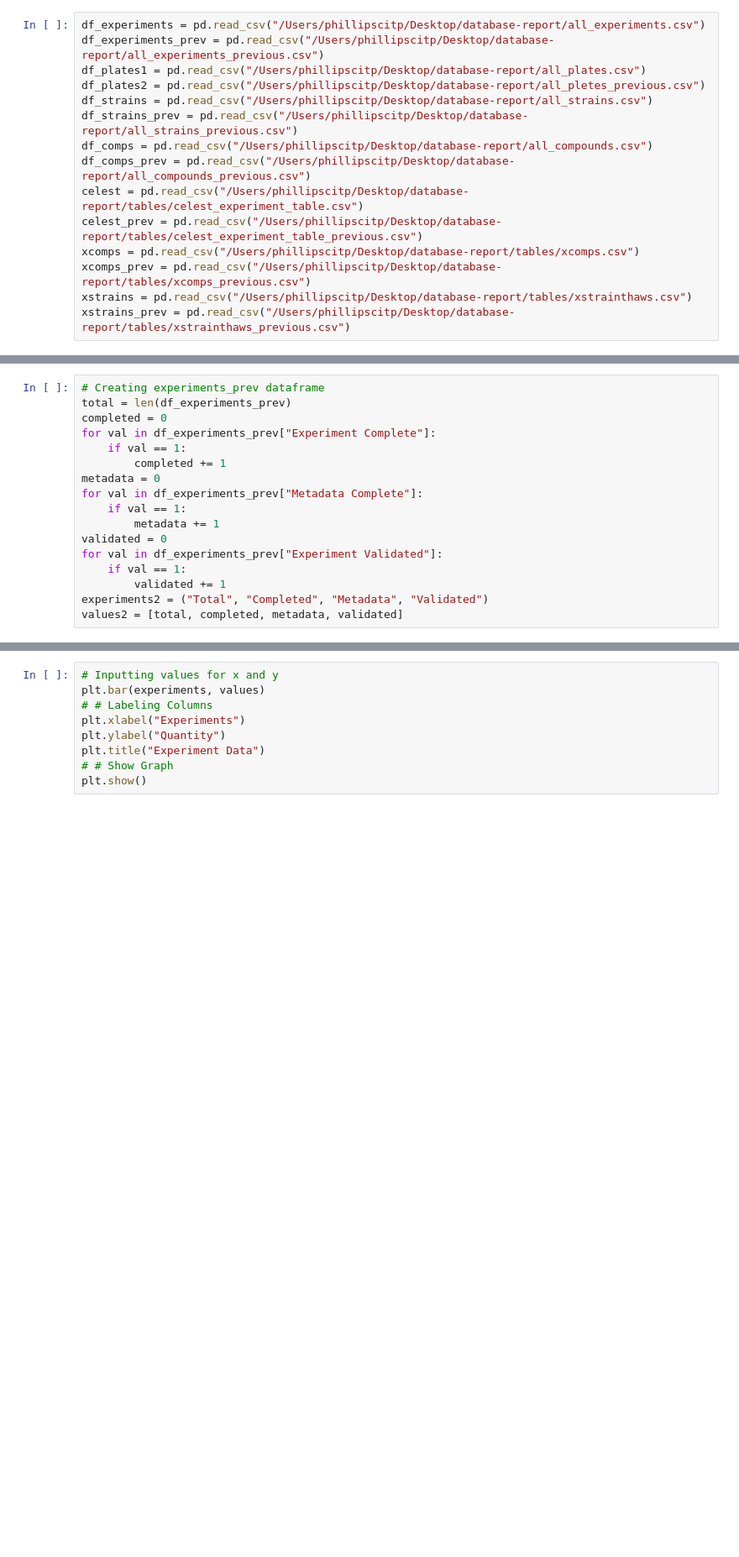
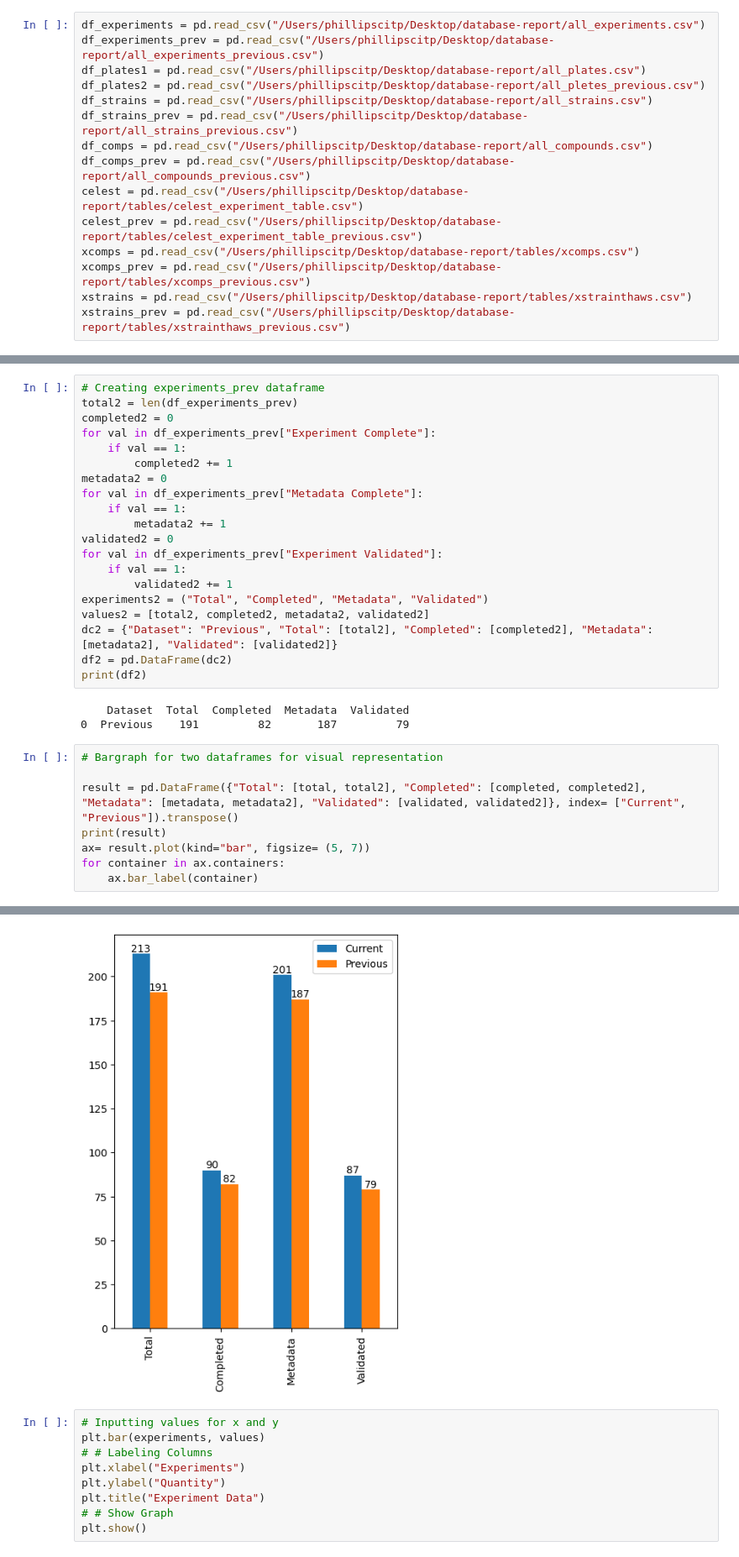
Before and after one commit to annafuller665/database-report, a Jupyter notebook: plotting_data_jupyter.ipynb, the cells around one changed output, grey strips where cells are left out. Shown: that part at 84% size. Drawn from its saved outputs; the diff is of its cells as text; blank space fills up the shorter version.

Commit message:
added scripts to create a combined data bar graph

```diff
--- a/plotting_data_jupyter.ipynb
+++ b/plotting_data_jupyter.ipynb
@@ -36,17 +42,32 @@ values = [total, completed, metadata, validated]
 # %%
 # Creating experiments_prev dataframe
-total = len(df_experiments_prev)
-completed = 0
+total2 = len(df_experiments_prev)
+completed2 = 0
 for val in df_experiments_prev["Experiment Complete"]:
     if val == 1:
-        completed += 1
-metadata = 0
+        completed2 += 1
+metadata2 = 0
 for val in df_experiments_prev["Metadata Complete"]:
     if val == 1:
-        metadata += 1
-validated = 0
+        metadata2 += 1
+validated2 = 0
 for val in df_experiments_prev["Experiment Validated"]:
     if val == 1:
-        validated += 1
+        validated2 += 1
 experiments2 = ("Total", "Completed", "Metadata", "Validated")
-values2 = [total, completed, metadata, validated]
+values2 = [total2, completed2, metadata2, validated2]
+dc2 = {"Dataset": "Previous", "Total": [total2], "Completed": [completed2], "Metadata": [metadata2], "Validated": [validated2]}
+df2 = pd.DataFrame(dc2)
+print(df2)
+# %% [output]
+    Dataset  Total  Completed  Metadata  Validated
+0  Previous    191         82       187         79
+# %%
+# Bargraph for two dataframes for visual representation
+
+result = pd.DataFrame({"Total": [total, total2], "Completed": [completed, completed2], "Metadata": [metadata, metadata2], "Validated": [validated, validated2]}, index= ["Current", "Previous"]).transpose()
+print(result)
+ax= result.plot(kind="bar", figsize= (5, 7))
+for container in ax.containers:
+    ax.bar_label(container)
+# %% [output]
@@ -53,3 +79,4 @@ values2 = [total, completed, metadata, validated]
+[figure, added]
 # %%
 # Inputting values for x and y
 plt.bar(experiments, values)
```
Also changed, not shown: parts of 2 cells of this notebook.
